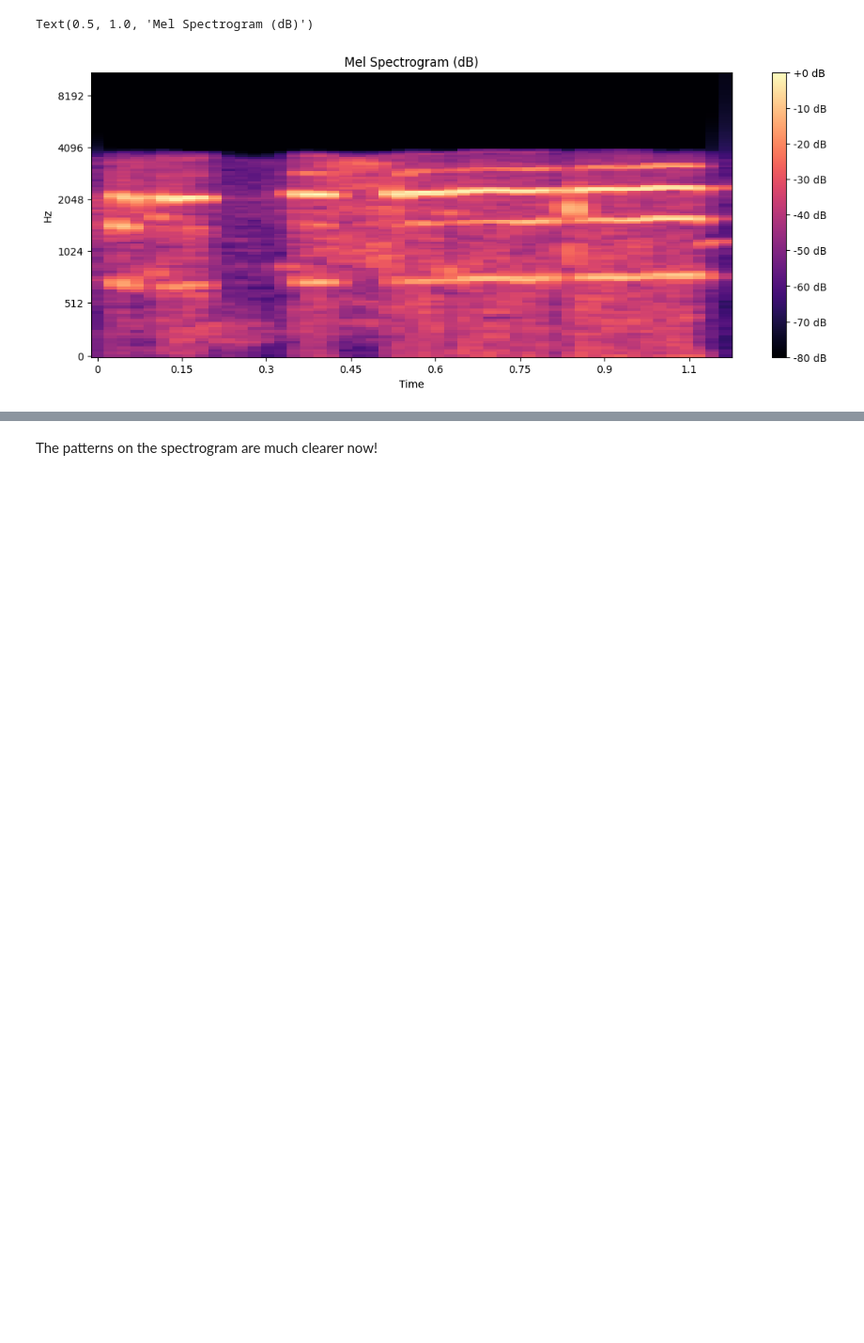
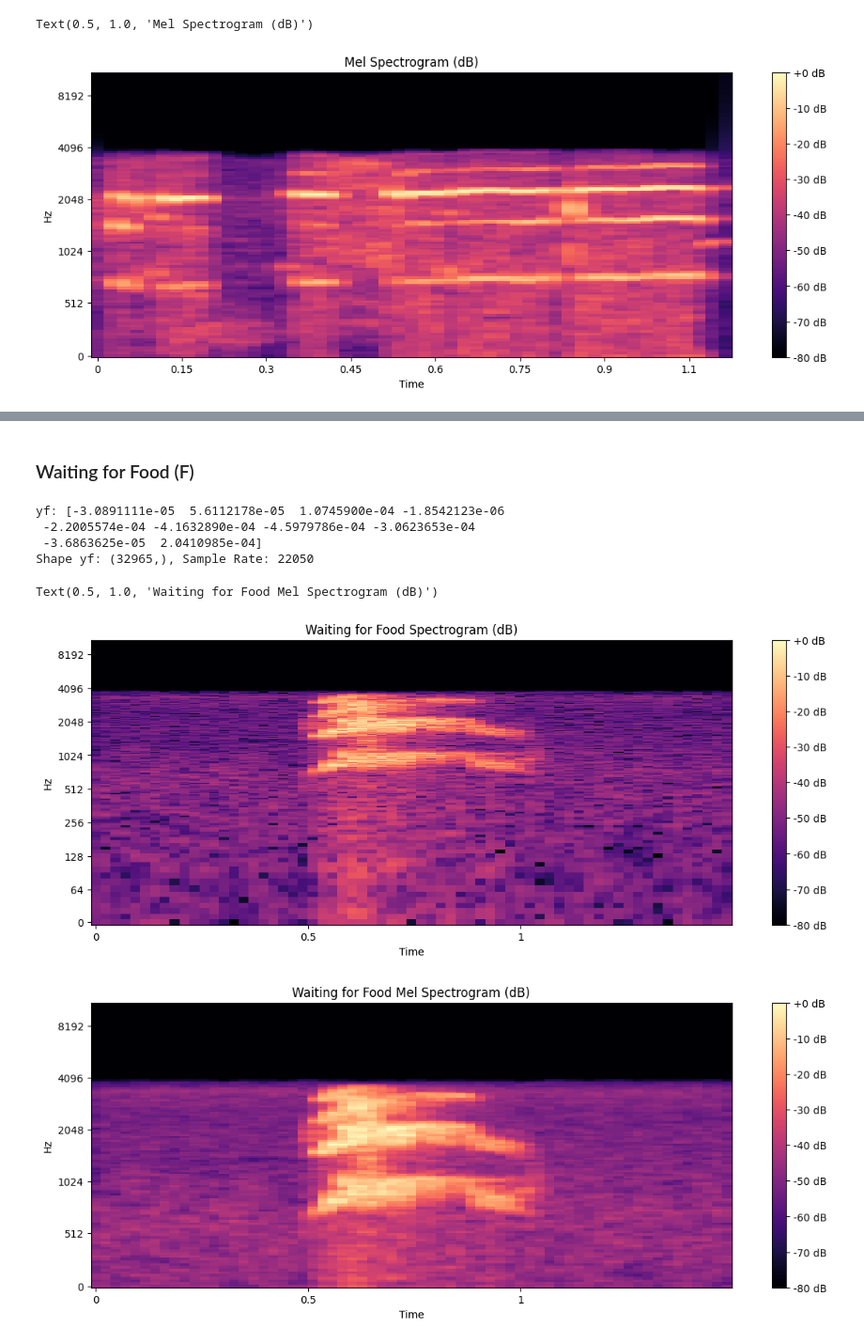
Before and after one commit to average-sushi-roll/cat-meow-classifier, a Jupyter notebook: notebooks/eda.ipynb, the cells around one changed output, grey strips where cells are left out. Shown at 94% size. Cells and saved outputs as stored; diff of their text form; code cells hidden in the pictures; blank space fills up the shorter version.

```diff
--- a/notebooks/eda.ipynb
+++ b/notebooks/eda.ipynb
@@ -160,2 +165,31 @@ Text(0.5, 1.0, 'Mel Spectrogram (dB)')
-# %% [markdown]
-The patterns on the spectrogram are much clearer now!
+# %% [markdown]
+### Waiting for Food (F)
+# %%
+# Load an audio file with name Starting with 'F'
+yf, sr3 = librosa.load("../data/raw/F_BLE01_EU_FN_DEL01_103.wav")
+print(f'yf: {yf[:10]}')
+print(f"Shape yf: {yf.shape}, Sample Rate: {sr3}")
+# %% [output]
+yf: [-3.0891111e-05  5.6112178e-05  1.0745900e-04 -1.8542123e-06
+ -2.2005574e-04 -4.1632890e-04 -4.5979786e-04 -3.0623653e-04
+ -3.6863625e-05  2.0410985e-04]
+Shape yf: (32965,), Sample Rate: 22050
+# %%
+# create spectrogram and mel spectrogram for the 'waiting for food' audio file
+D3 = librosa.stft(yf, n_fft=2048, hop_length=512)
+S_db3 = librosa.amplitude_to_db(np.abs(D3), ref=np.max)
+S3 = librosa.feature.melspectrogram(y=yf, sr=sr3, n_fft=2048, hop_length=512, n_mels=128)
+S_db_mel3 = librosa.power_to_db(S3, ref=np.max)
+plt.figure(figsize=(14, 5))
+librosa.display.specshow(S_db3, sr=sr3, hop_length=512, x_axis="time", y_axis="log")
+plt.colorbar(format="%+2.0f dB")
+plt.title("Waiting for Food Spectrogram (dB)")
+
+plt.figure(figsize=(14, 5))
+librosa.display.specshow(S_db_mel3, sr=sr3, hop_length=512, x_axis="time", y_axis="mel")
+plt.colorbar(format="%+2.0f dB")
+plt.title("Waiting for Food Mel Spectrogram (dB)")
+# %% [output]
+Text(0.5, 1.0, 'Waiting for Food Mel Spectrogram (dB)')
+[figure, added]
+[figure, added]
```
Also changed, not shown: parts of 15 cells of this notebook, 1 other file.
